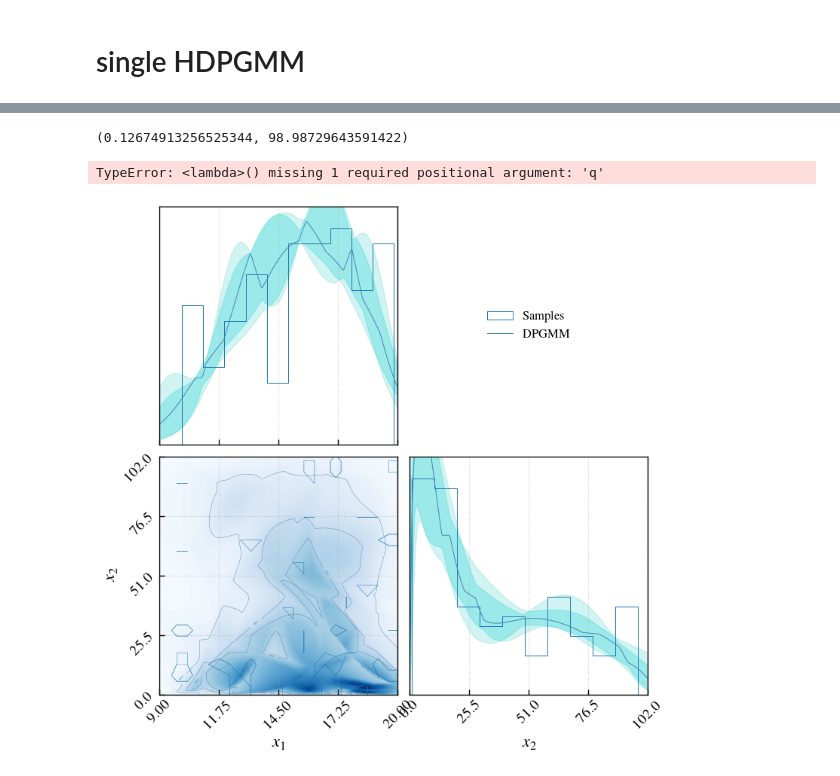
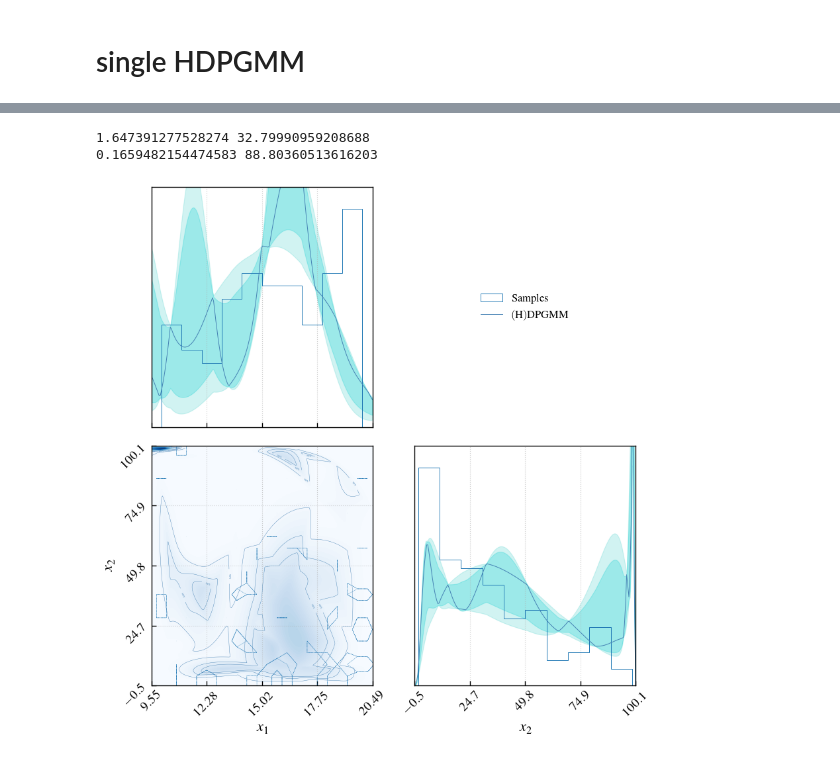
Before and after one commit to insepien/dftime, a Jupyter notebook: notebook/build.ipynb, the cells around one changed output, grey strips where cells are left out. Drawn from its saved outputs; the diff is of its cells as text; code cells hidden in the pictures.

```diff
--- a/notebook/build.ipynb
+++ b/notebook/build.ipynb
@@ -233,24 +235,39 @@ fig = plot_median_cr(hier_draws,
-# %%
-n_post_samps = 100
-
-single_event_posteriors_a = [st.norm(st.norm(a, s).rvs(), s).rvs(n_post_samps)
-                           for a, s in zip(a0_samp, np.random.uniform(1,3, size = len(a0_samp)))]
-
-single_event_posteriors_q = [st.norm(q, s).rvs(n_post_samps)
-                           for q, s in zip(q_samp, np.random.uniform(0.1,0.5, size = len(q_samp)))]
-
-single_event_posteriors_aq = np.stack([single_event_posteriors_a,single_event_posteriors_q],axis=2)
-# %%
-np.min(single_event_posteriors_q),np.max(single_event_posteriors_q)
-# %% [output]
-(0.12674913256525344, 98.98729643591422)
+# %%
+def gen_event_posteriors(true_param,smin,smax,n_post_samps = 101):
+    # random sample a measurement about true param, then random sample measurement posterior
+    single_event_posteriors = [st.norm(st.norm(a, s).rvs(), s).rvs(n_post_samps)
+                           for a, s in zip(true_param, np.random.uniform(smin,smax, size = len(true_param)))]
+    # find posterior with negative value
+    find_neg = lambda arr: np.array([i for i in range(len(arr)) if np.min(arr[i])<0])
+    neg_ind = find_neg(single_event_posteriors)
+    # print(neg_ind)
+    # niter = 0
+    while len(neg_ind) != 0:
+        for i in neg_ind:
+            s = np.random.uniform(smin,smax)
+            a = true_param[i]
+            single_event_posteriors[i] = st.norm(st.norm(a, s).rvs(), s).rvs(n_post_samps)
+        neg_ind = find_neg(single_event_posteriors)
+        # niter+=1
+    return single_event_posteriors
+
+single_event_posteriors_a = gen_event_posteriors(a0_samp,1,3)
+single_event_posteriors_q = gen_event_posteriors(q_samp,0.1,1)
+single_event_posteriors_aq = np.stack([single_event_posteriors_a,single_event_posteriors_q],axis=2)
+
+[print(np.min(x),np.max(x)) for x in [single_event_posteriors_a,single_event_posteriors_q]];
+
+for i in range(Nobs):
+    np.savetxt(f"/home/insepien/dftime/data/event/event_{i}.txt",single_event_posteriors_aq[i,:,:])
+# %% [output]
+1.647391277528274 32.79990959208688
+0.1659482154474583 88.80360513616203
 # %%
 n_draws = 10
 a_min = 0
-a_max = 30
+a_max = 40
 q_min = 0
-q_max = 110
-
+q_max = 100
 bounds = [[a_min, a_max],[q_min,q_max]]
 
 # DPGMM for each event
@@ -261,5 +278,5 @@ def event_dp(event):
     for _ in range(n_draws):
         draws.append(mix_2dh.density_from_samples(event))
     return draws
-
+# event posteriors
 posteriors = Parallel(n_jobs=-1)(delayed(event_dp)(event) for event in tqdm(single_event_posteriors_aq))
@@ -268,22 +283,28 @@ selfunc = lambda a,q : psel(a,0.2,q,0.1)
 # %%
+def selfunc_hdp(AQ):
+    """selection function for hdpgmm"""
+    sep_kpc = AQ[:,0]
+    q = AQ[:,1]
+    return psel(sep_kpc,0.2,q,reso)
+
 # hierarchical for bhmf
 hier_mix = HDPGMM(bounds,
-                  prior_pars = get_priors(bounds, samples = single_event_posteriors_aq,hierarchical = True,scale=3),
-                  selection_function=selfunc
+                  prior_pars = get_priors(bounds, samples = single_event_posteriors_aq,hierarchical = True),
+                  selection_function=selfunc_hdp
                     )
-n_draws_hier = 5
+n_draws_hier = 3
 hier_draws_2d = []
 
-for _ in tqdm(range(n_draws_hier)):
-    hier_draws_2d.append(hier_mix.density_from_samples(posteriors))
-# hdp = lambda n: hier_mix.density_from_samples(posteriors)
-# hdraws = Parallel(n_jobs=-1)(delayed(hdp)(n) for n in tqdm(range(n_draws_hier)))
+# for _ in tqdm(range(n_draws_hier)):
+#     hier_draws_2d.append(hier_mix.density_from_samples(posteriors))
+hdp = lambda n: hier_mix.density_from_samples(posteriors)
+hdraws = Parallel(n_jobs=-1)(delayed(hdp)(n) for n in tqdm(range(n_draws_hier)))
-# %% [output]
-TypeError: <lambda>() missing 1 required positional argument: 'q'
 # %%
-fig = plot_multidim(hier_draws_2d,
+fig = plot_multidim(hdraws,
                     samples = samples_aq,
                     save = False,
+                    hierarchical=True
                     )
+fig.tight_layout()
 # %% [output]
-[figure, old version]
+[figure, new version]
```
Also changed, not shown: parts of 13 cells of this notebook, 5 other files.
